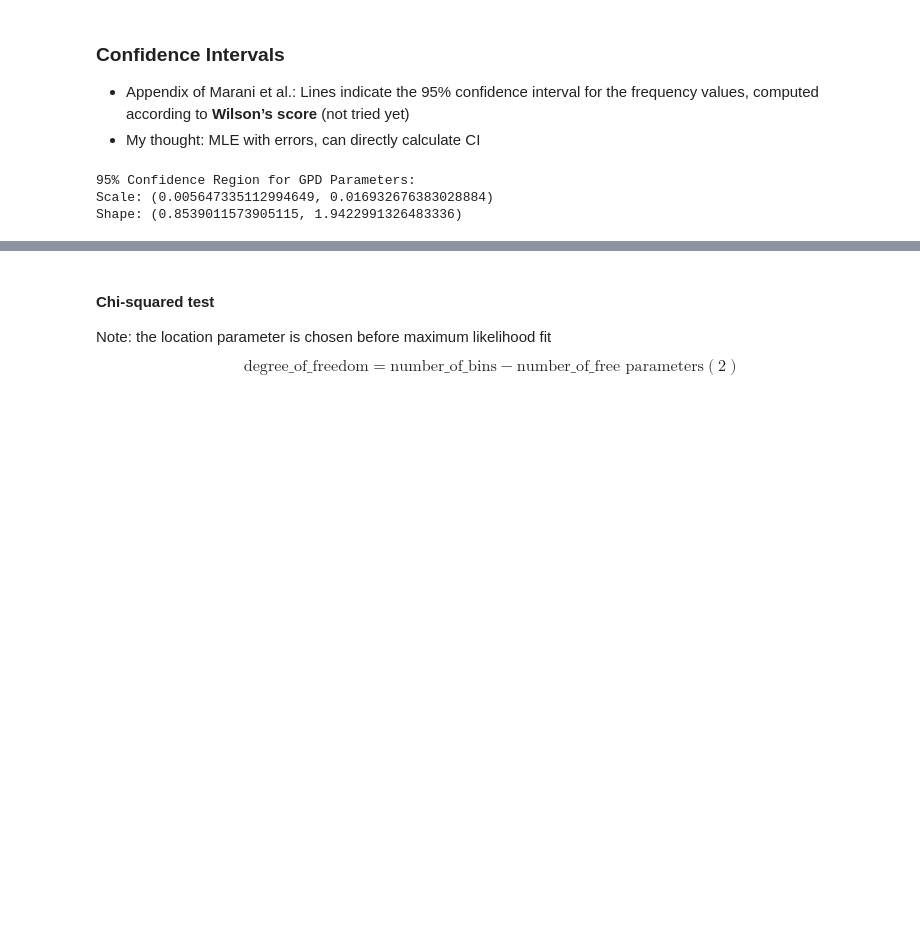
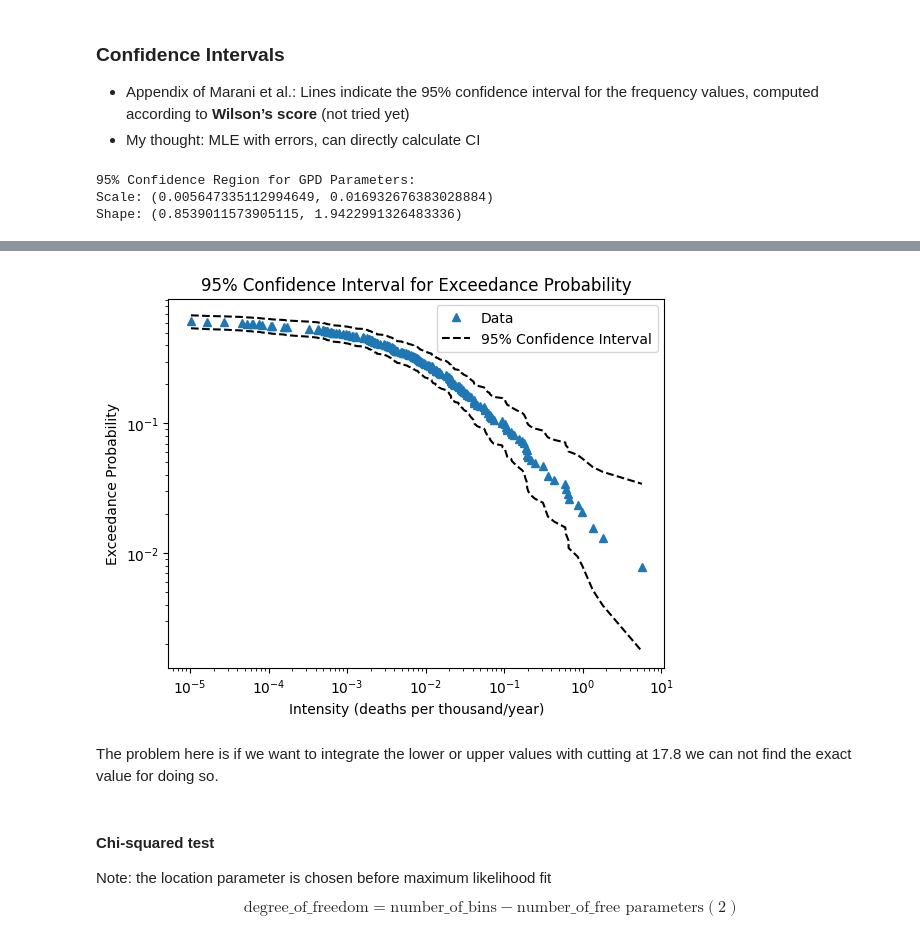
Before and after one commit to PhilPalmer/biorisk-botecs, a Jupyter notebook: tmp.ipynb, the cells around one changed output, grey strips where cells are left out. Cells and saved outputs as stored; diff of their text form; code cells hidden in the pictures; blank space fills up the shorter version.

```diff
--- a/tmp.ipynb
+++ b/tmp.ipynb
@@ -249,0 +386,11 @@ plt.show()
+# %%
+# compute 95% confidence interval for the exceedance probability for a given intensity
+n = len(marani_1e_5_df)
+confidence = 0.95
+exceedance_probs = marani_1e_5_df["Exceedance Probability"]
+lowers, uppers = wilson_score_interval(exceedance_probs * n, n, confidence)
+# %%
+wilson_df = pd.DataFrame({'intensity': marani_1e_5_df['Intensity (deaths per thousand/year)'],'exceedance_probs': exceedance_probs, 'lowers': lowers, 'uppers': uppers})
+wilson_df = wilson_df.sort_values(by='intensity', ascending=True)
+wilson_df = wilson_df.reset_index(drop=True)
+wilson_df.head()
@@ -250,3 +404,20 @@ plt.show()
+# %%
+# line plot of lower and upper bounds of the 95% confidence interval
+fig, ax = plt.subplots()
+ax.plot(wilson_df['intensity'], wilson_df['exceedance_probs'], '^', markersize=6)
+ax.plot(wilson_df['intensity'], wilson_df['lowers'], color='black', linestyle='dashed')
+ax.plot(wilson_df['intensity'], wilson_df['uppers'], color='black', linestyle='dashed')
+ax.set_yscale('log')
+ax.set_xscale('log')
+ax.set_xlabel("Intensity (deaths per thousand/year)")
+ax.set_ylabel("Exceedance Probability")
+ax.legend(["Data", "95% Confidence Interval"])
+ax.set_title("95% Confidence Interval for Exceedance Probability")
+plt.show()
+# %% [output]
+[figure, added]
+# %% [markdown]
+The problem here is if we want to integrate the lower or upper values with cutting at 17.8 we can not find the exact value for doing so.
 # %% [markdown]
 #### Chi-squared test
 Note: the location parameter is chosen before maximum likelihood fit
```
Also changed, not shown: parts of 19 cells of this notebook, 2 other files.
